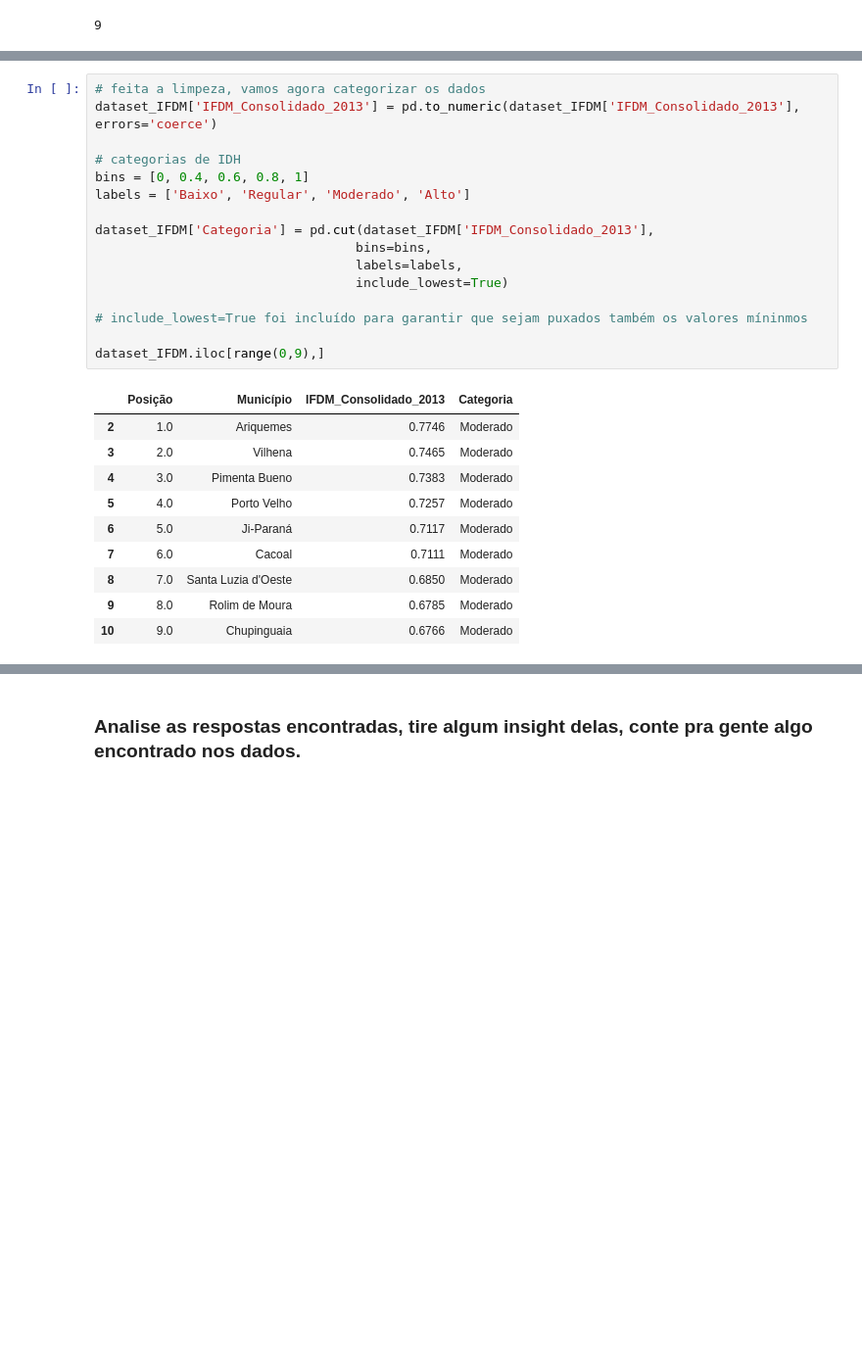
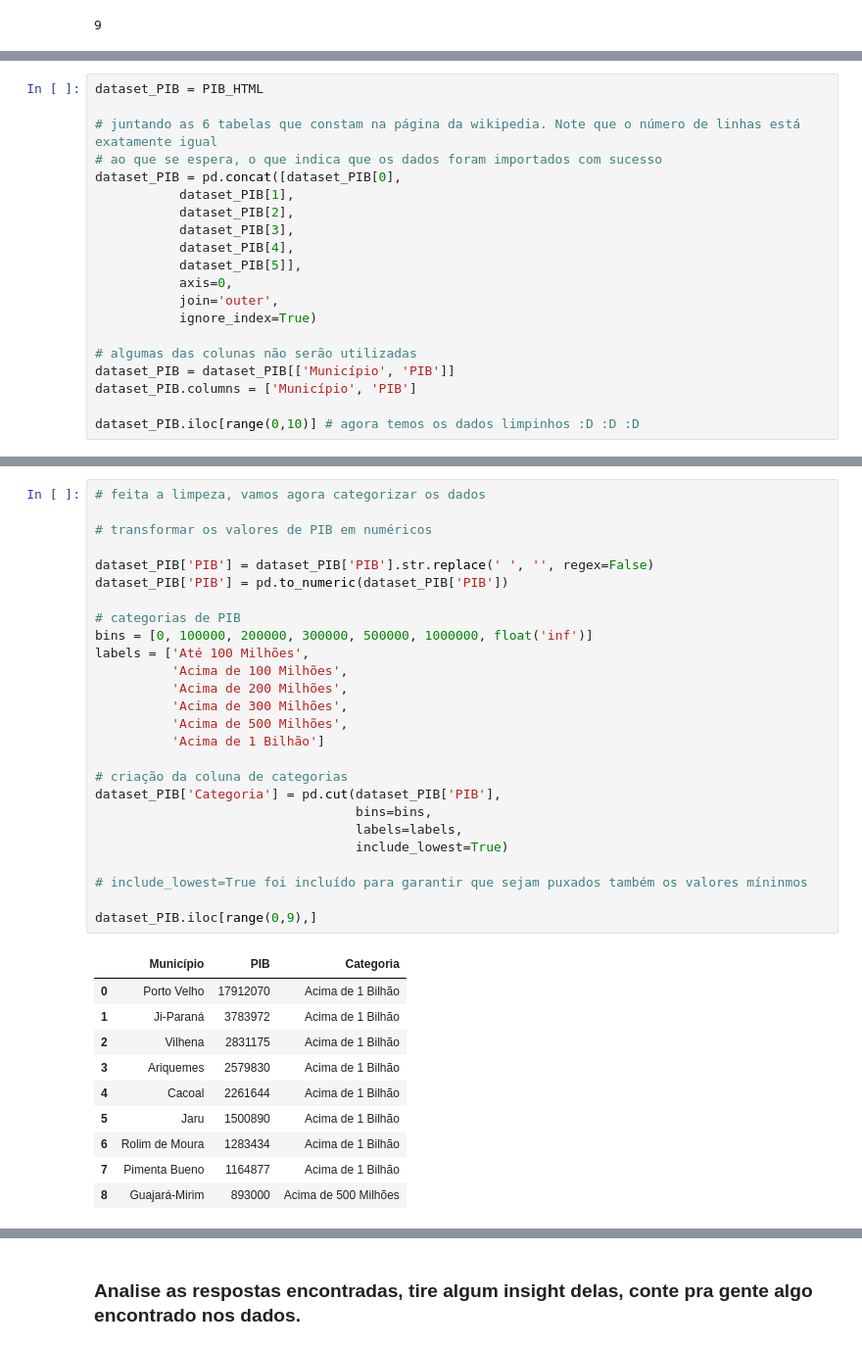
Before and after one commit to MacielGithub/Exercicios_EBAC, a Jupyter notebook: M9_E2.ipynb, the cells around one changed output, grey strips where cells are left out. Shown at 98% size. Saved outputs shown, nothing was run; the diff lists cells and outputs as text; blank space fills up the shorter version.

```diff
--- a/M9_E2.ipynb
+++ b/M9_E2.ipynb
@@ -472,0 +441,20 @@ dataset_IFDM.iloc[range(0,9),]
+# %%
+dataset_PIB = PIB_HTML
+
+# juntando as 6 tabelas que constam na página da wikipedia. Note que o número de linhas está exatamente igual
+# ao que se espera, o que indica que os dados foram importados com sucesso
+dataset_PIB = pd.concat([dataset_PIB[0],
+           dataset_PIB[1],
+           dataset_PIB[2],
+           dataset_PIB[3],
+           dataset_PIB[4],
+           dataset_PIB[5]],
+           axis=0,
+           join='outer',
+           ignore_index=True)
+
+# algumas das colunas não serão utilizadas
+dataset_PIB = dataset_PIB[['Município', 'PIB']]
+dataset_PIB.columns = ['Município', 'PIB']
+
+dataset_PIB.iloc[range(0,10)] # agora temos os dados limpinhos :D :D :D
@@ -473,30 +477,40 @@ dataset_IFDM.iloc[range(0,9),]
 # %%
 # feita a limpeza, vamos agora categorizar os dados
-dataset_IFDM['IFDM_Consolidado_2013'] = pd.to_numeric(dataset_IFDM['IFDM_Consolidado_2013'], errors='coerce')
 
-# categorias de IDH
-bins = [0, 0.4, 0.6, 0.8, 1]
-labels = ['Baixo', 'Regular', 'Moderado', 'Alto']
+# transformar os valores de PIB em numéricos
 
-dataset_IFDM['Categoria'] = pd.cut(dataset_IFDM['IFDM_Consolidado_2013'],
+dataset_PIB['PIB'] = dataset_PIB['PIB'].str.replace(' ', '', regex=False)
+dataset_PIB['PIB'] = pd.to_numeric(dataset_PIB['PIB'])
+
+# categorias de PIB
+bins = [0, 100000, 200000, 300000, 500000, 1000000, float('inf')]
+labels = ['Até 100 Milhões',
+          'Acima de 100 Milhões',
+          'Acima de 200 Milhões',
+          'Acima de 300 Milhões',
+          'Acima de 500 Milhões',
+          'Acima de 1 Bilhão']
+
+# criação da coluna de categorias
+dataset_PIB['Categoria'] = pd.cut(dataset_PIB['PIB'],
                                   bins=bins,
                                   labels=labels,
                                   include_lowest=True)
 
 # include_lowest=True foi incluído para garantir que sejam puxados também os valores míninmos
 
-dataset_IFDM.iloc[range(0,9),]
+dataset_PIB.iloc[range(0,9),]
 # %% [output]
-|  | Posição | Município | IFDM_Consolidado_2013 | Categoria |
-| 2 | 1.0 | Ariquemes | 0.7746 | Moderado |
-| 3 | 2.0 | Vilhena | 0.7465 | Moderado |
-| 4 | 3.0 | Pimenta Bueno | 0.7383 | Moderado |
-| 5 | 4.0 | Porto Velho | 0.7257 | Moderado |
-| 6 | 5.0 | Ji-Paraná | 0.7117 | Moderado |
-| 7 | 6.0 | Cacoal | 0.7111 | Moderado |
-| 8 | 7.0 | Santa Luzia d'Oeste | 0.6850 | Moderado |
-| 9 | 8.0 | Rolim de Moura | 0.6785 | Moderado |
-| 10 | 9.0 | Chupinguaia | 0.6766 | Moderado |
+|  | Município | PIB | Categoria |
+| 0 | Porto Velho | 17912070 | Acima de 1 Bilhão |
+| 1 | Ji-Paraná | 3783972 | Acima de 1 Bilhão |
+| 2 | Vilhena | 2831175 | Acima de 1 Bilhão |
+| 3 | Ariquemes | 2579830 | Acima de 1 Bilhão |
+| 4 | Cacoal | 2261644 | Acima de 1 Bilhão |
+| 5 | Jaru | 1500890 | Acima de 1 Bilhão |
+| 6 | Rolim de Moura | 1283434 | Acima de 1 Bilhão |
+| 7 | Pimenta Bueno | 1164877 | Acima de 1 Bilhão |
+| 8 | Guajará-Mirim | 893000 | Acima de 500 Milhões |
 # %%
 plt.figure(figsize=(4,4))
 
```
Also changed, not shown: parts of 10 cells of this notebook.
